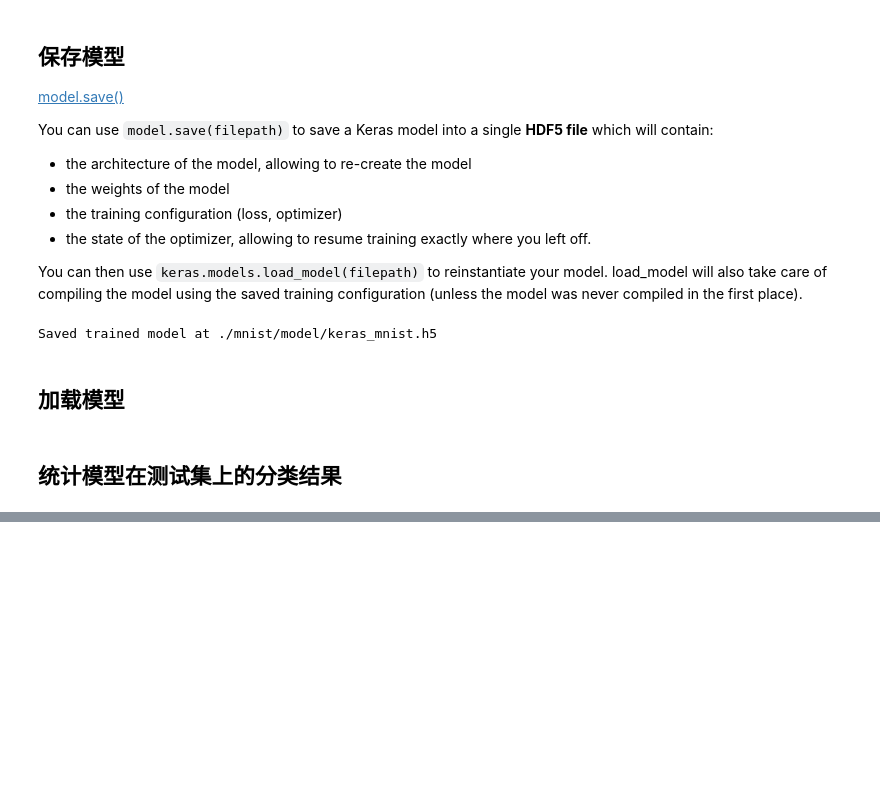
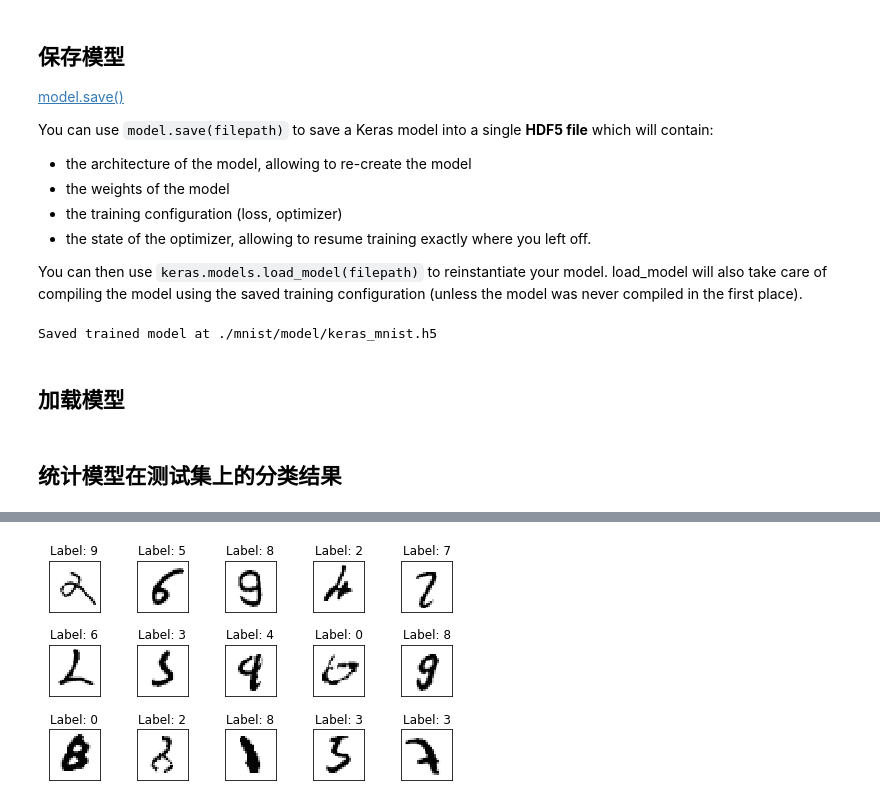
Before and after one commit to fangkun119/tensorflow-101, a Jupyter notebook: notebook-examples/chapter-5/mnist-softmax.ipynb, the cells around one changed output, grey strips where cells are left out. Drawn from its saved outputs; the diff is of its cells as text; code cells hidden in the pictures; blank space fills up the shorter version.

```diff
--- a/notebook-examples/chapter-5/mnist-softmax.ipynb
+++ b/notebook-examples/chapter-5/mnist-softmax.ipynb
@@ -252,0 +284,19 @@ Classified incorrectly count: 208
+# %%
+# 参照之前代码，把预测正确，错误的样本绘制出来
+import matplotlib.pyplot as plt
+
+pic_idx = 1
+max_num = 15 #5*3 = 15
+fig = plt.figure()
+for i in incorrect_indices:
+    plt.subplot(3,5,pic_idx) # 绘制前15个手写体数字，以3行5列子图形式展示
+    plt.tight_layout() # 自动适配子图尺寸
+    plt.imshow(x_test[i], cmap='Greys') # 使用灰色显示像素灰度值
+    plt.title("Label: {}".format(predicted_classes[i])) # 设置标签为子图标题
+    plt.xticks([]) # 删除x轴标记
+    plt.yticks([]) # 删除y轴标记
+    pic_idx += 1
+    if (pic_idx > max_num):
+        break
+# %% [output]
+[figure, added]
```
Also changed, not shown: parts of 8 cells of this notebook, 3 other files.
